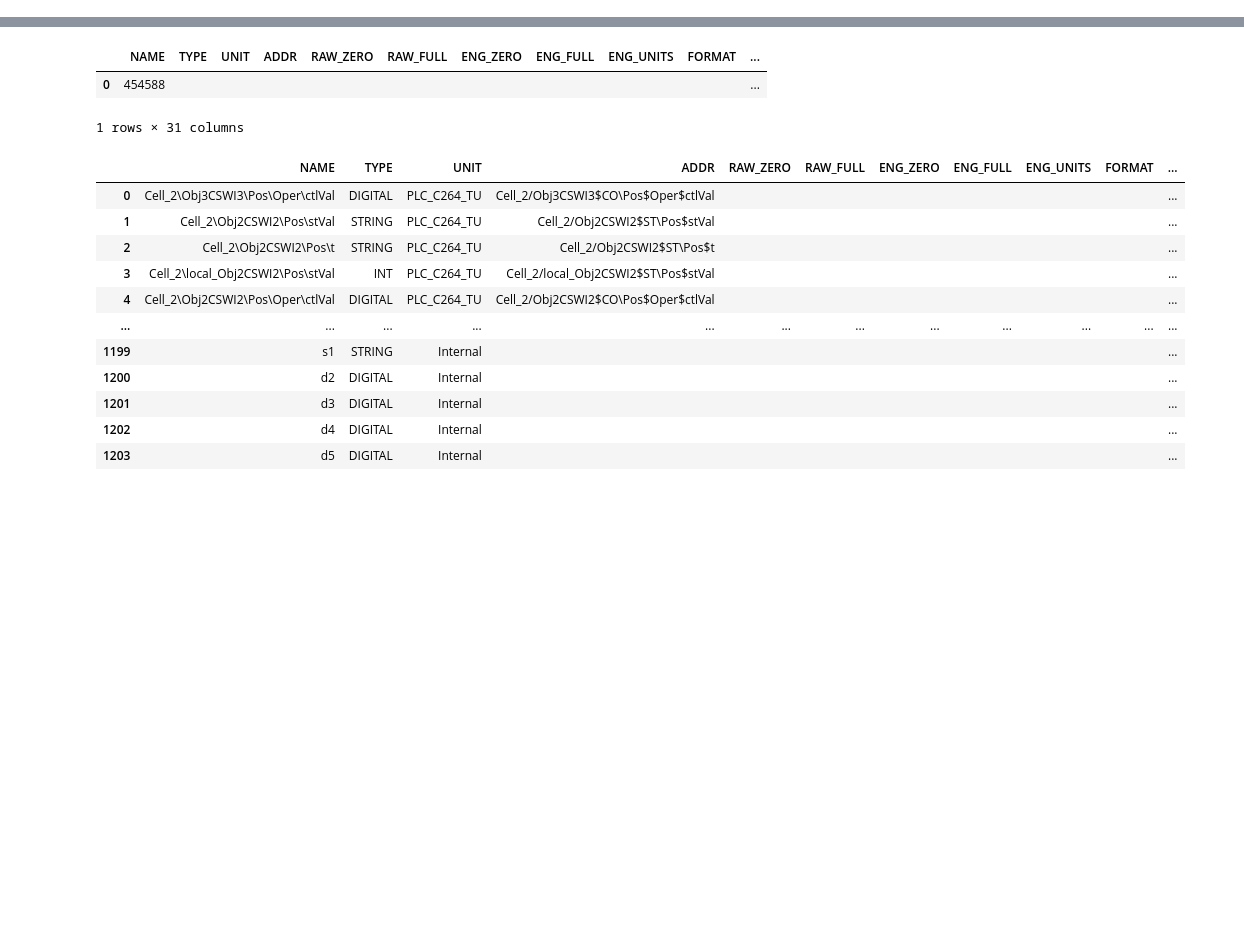
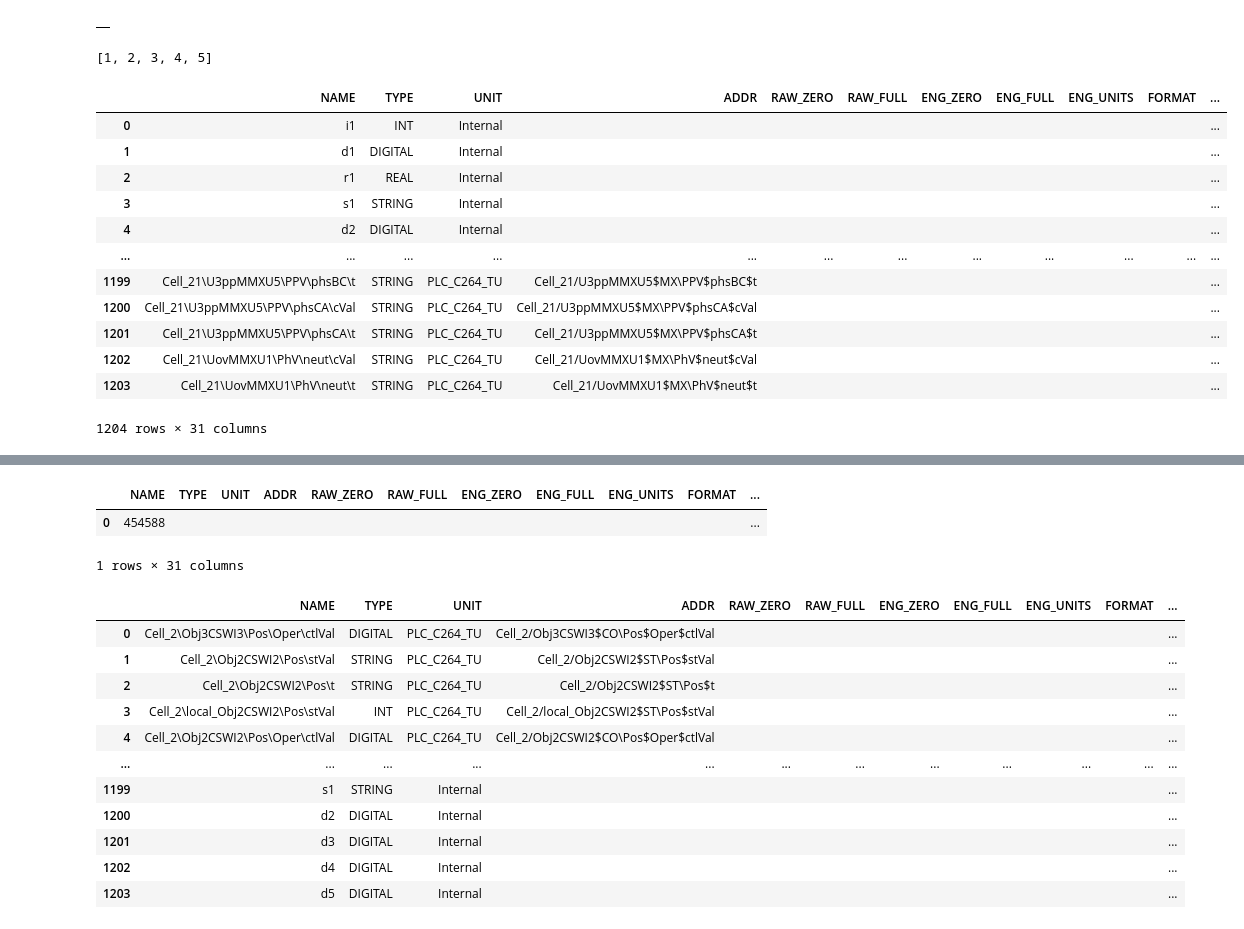
Before and after one commit to alermar69/myPython, a Jupyter notebook: ACY/dbf_scada.ipynb, the cells around one changed output, grey strips where cells are left out. Saved outputs shown, nothing was run; the diff lists cells and outputs as text; code cells hidden in the pictures; blank space fills up the shorter version.

```diff
--- a/ACY/dbf_scada.ipynb
+++ b/ACY/dbf_scada.ipynb
@@ -398,5 +382,30 @@ project.create_tag_simple(df_tag, replace=True)
 # %%
 project = Project('tmp1')
+df2 = project.base.base_tag.dataframe()
+df2
+# %% [output]
+|  |
+# %%
+ls= [1,2,3,4]
+ls.append(5)
+ls
+# %% [output]
+[1, 2, 3, 4, 5]
 # %%
 df1 = project.base.base_tag.dataframe()
+df1
+# %% [output]
+|  | NAME | TYPE | UNIT | ADDR | RAW_ZERO | RAW_FULL | ENG_ZERO | ENG_FULL | ENG_UNITS | FORMAT | ... |
+| 0 | i1 | INT | Internal |  |  |  |  |  |  |  | ... |
+| 1 | d1 | DIGITAL | Internal |  |  |  |  |  |  |  | ... |
+| 2 | r1 | REAL | Internal |  |  |  |  |  |  |  | ... |
+| 3 | s1 | STRING | Internal |  |  |  |  |  |  |  | ... |
+| 4 | d2 | DIGITAL | Internal |  |  |  |  |  |  |  | ... |
+| ... | ... | ... | ... | ... | ... | ... | ... | ... | ... | ... | ... |
+| 1199 | Cell_21\U3ppMMXU5\PPV\phsBC\t | STRING | PLC_C264_TU | Cell_21/U3ppMMXU5$MX\PPV$phsBC$t |  |  |  |  |  |  | ... |
+| 1200 | Cell_21\U3ppMMXU5\PPV\phsCA\cVal | STRING | PLC_C264_TU | Cell_21/U3ppMMXU5$MX\PPV$phsCA$cVal |  |  |  |  |  |  | ... |
+| 1201 | Cell_21\U3ppMMXU5\PPV\phsCA\t | STRING | PLC_C264_TU | Cell_21/U3ppMMXU5$MX\PPV$phsCA$t |  |  |  |  |  |  | ... |
+| 1202 | Cell_21\UovMMXU1\PhV\neut\cVal | STRING | PLC_C264_TU | Cell_21/UovMMXU1$MX\PhV$neut$cVal |  |  |  |  |  |  | ... |
+| 1203 | Cell_21\UovMMXU1\PhV\neut\t | STRING | PLC_C264_TU | Cell_21/UovMMXU1$MX\PhV$neut$t |  |  |  |  |  |  | ... |
+1204 rows × 31 columns
 # %%
```
Also changed, not shown: parts of 14 cells of this notebook.
